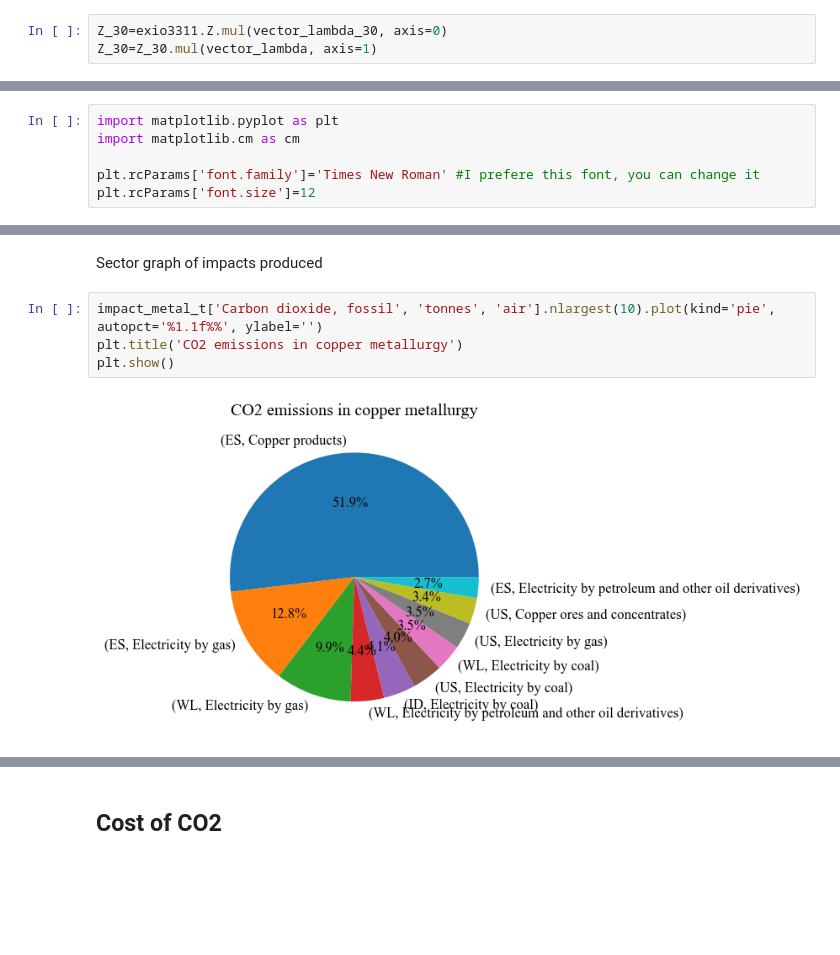
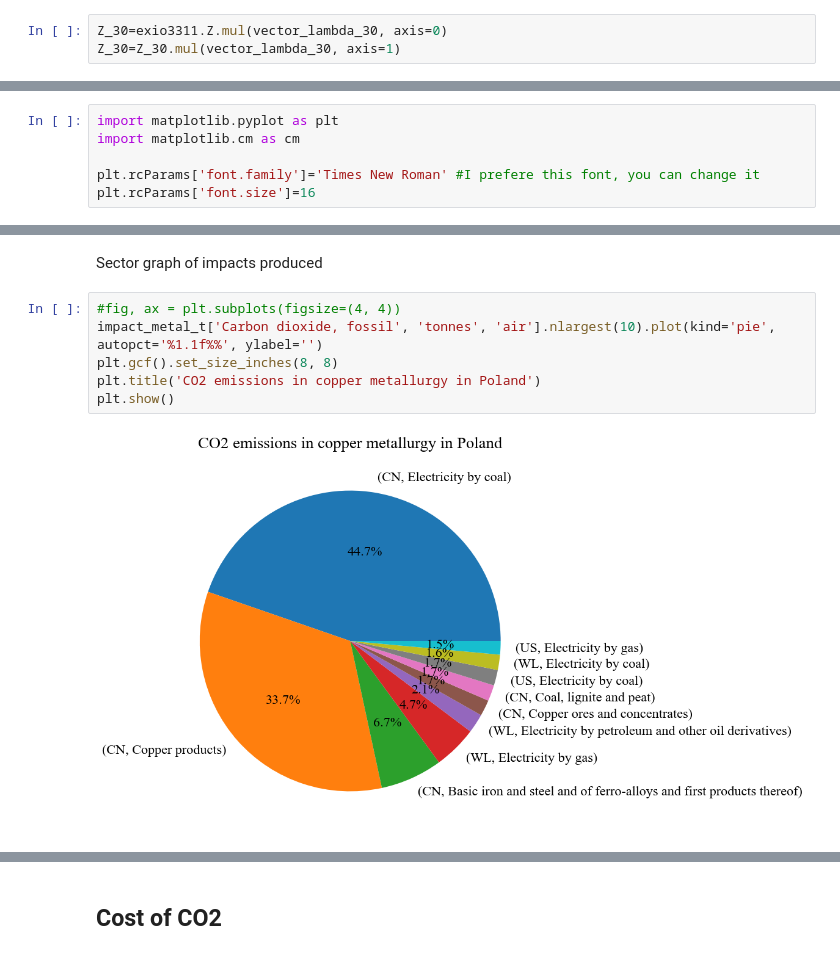
Before and after one commit to Martinez-Hernando/Exiobase_EU_ETS, a Jupyter notebook: Code_Exiobase_EU_ETS copper.ipynb, the cells around one changed output, grey strips where cells are left out. Drawn from its saved outputs; the diff is of its cells as text; blank space fills up the shorter version.

```diff
--- a/Code_Exiobase_EU_ETS copper.ipynb
+++ b/Code_Exiobase_EU_ETS copper.ipynb
@@ -305,7 +335,7 @@ Name: Value, Length: 7872, dtype: float64
 Creation of new Z that multiplies columns and raws by lambda
 # %%
 Z_30=exio3311.Z.mul(vector_lambda_30, axis=0)
-Z_30=Z_30.mul(vector_lambda, axis=1)
+Z_30=Z_30.mul(vector_lambda_30, axis=1)
 # %%
 Z_new_30=Z_30+Z_gamma
 # %% [markdown]
@@ -855,7 +885,7 @@ import matplotlib.pyplot as plt
 import matplotlib.cm as cm
 
 plt.rcParams['font.family']='Times New Roman' #I prefere this font, you can change it
-plt.rcParams['font.size']=12
+plt.rcParams['font.size']=16
 # %%
 chain=input('Which chain do you want to calculate? (WL+CN, PL+PL, etc.). Number of chain: ')
 if chain == '0':
@@ -1071,11 +1101,13 @@ Year 2022
 # %% [markdown]
 Sector graph of impacts produced
 # %%
+#fig, ax = plt.subplots(figsize=(4, 4))
 impact_metal_t['Carbon dioxide, fossil', 'tonnes', 'air'].nlargest(10).plot(kind='pie', autopct='%1.1f%%', ylabel='')
-plt.title('CO2 emissions in copper metallurgy')
+plt.gcf().set_size_inches(8, 8)
+plt.title('CO2 emissions in copper metallurgy in Poland')
 plt.show()
 # %% [output]
-[figure, old version]
+[figure, new version]
 # %%
 eu_countries=['AT', 'BE', 'BG', 'CY', 'CZ', 'DE', 'DK', 'EE', 'ES', 'FI', 'FR', 'GR', 'HR', 'HU', 'IE', 'IT', 'LT', 'LU', 'LV', 'MT', 'NL', 'PL', 'PT', 'RO', 'SE', 'SI', 'SK'] #List of EU countries
 climate_change=impact_metal_t['Carbon dioxide, fossil', 'tonnes', 'air']
```
Also changed, not shown: parts of 33 cells of this notebook, 1 other file.
